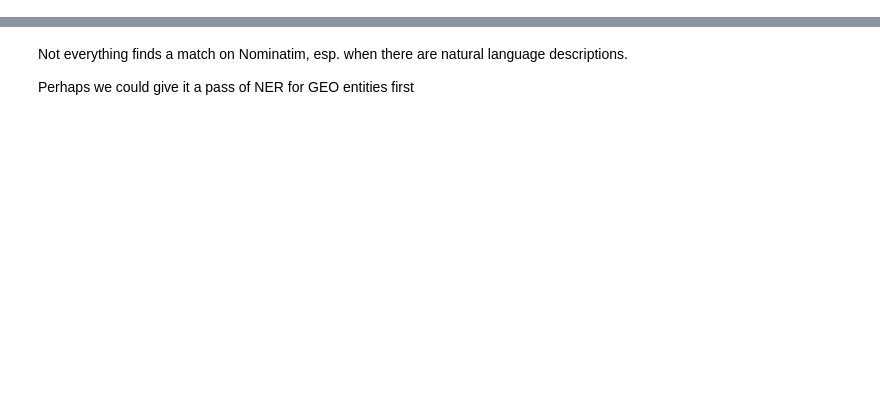
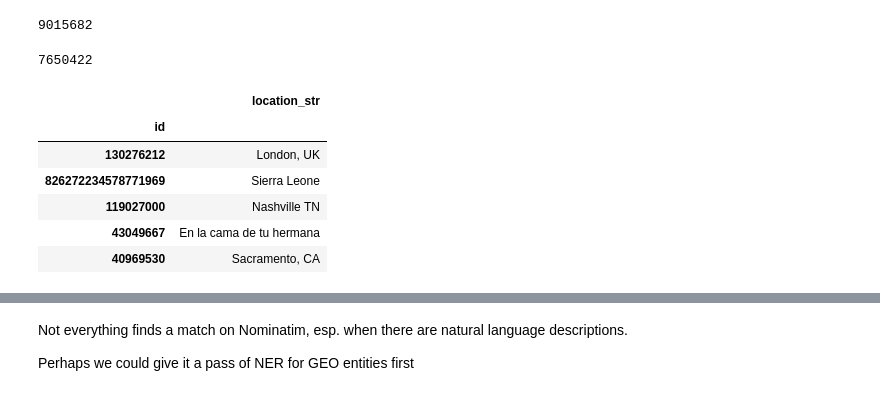
Before and after one commit to hide-ous/twitter_polls, a Jupyter notebook: geocode_from_bios.ipynb, the cells around one changed output, grey strips where cells are left out. Drawn from its saved outputs; the diff is of its cells as text; code cells hidden in the pictures; blank space fills up the shorter version.

```diff
--- a/geocode_from_bios.ipynb
+++ b/geocode_from_bios.ipynb
@@ -87,3 +85,5 @@ def read_locations(users_path=None):
 #                             lines=True
 #                             ).rename(columns={'location':'location_str'}
 #                                      ).set_index('id').dropna(subset=['location_str'])
+# %%
+fnames = [fname for fname in os.listdir(DATA_PATH) if fname.endswith('rehydrated.jsonl') and not fname.startswith('complotto') and not fname.startswith('followers')]
@@ -89,0 +100,5 @@ def read_locations(users_path=None):
+# %%
+locations = list()
+for fname in fnames:
+    print(fname)
+    locations.append(read_locations(fname))
@@ -89,0 +113,2 @@ def read_locations(users_path=None):
+# %%
+users=pd.concat(locations)
@@ -90 +117,21 @@ def read_locations(users_path=None):
+# %%
+len(users)
+# %% [output]
+9015682
+# %%
+users = users.reset_index().drop_duplicates('id').set_index('id')
+# %%
+len(users)
+# %% [output]
+7650422
+# %%
+users.head()
+# %% [output]
+|  | location_str |
+| id |  |
+| 130276212 | London, UK |
+| 826272234578771969 | Sierra Leone |
+| 119027000 | Nashville TN |
+| 43049667 | En la cama de tu hermana |
+| 40969530 | Sacramento, CA |
 # %%
```
Also changed, not shown: parts of 52 cells of this notebook, 2 other files.
